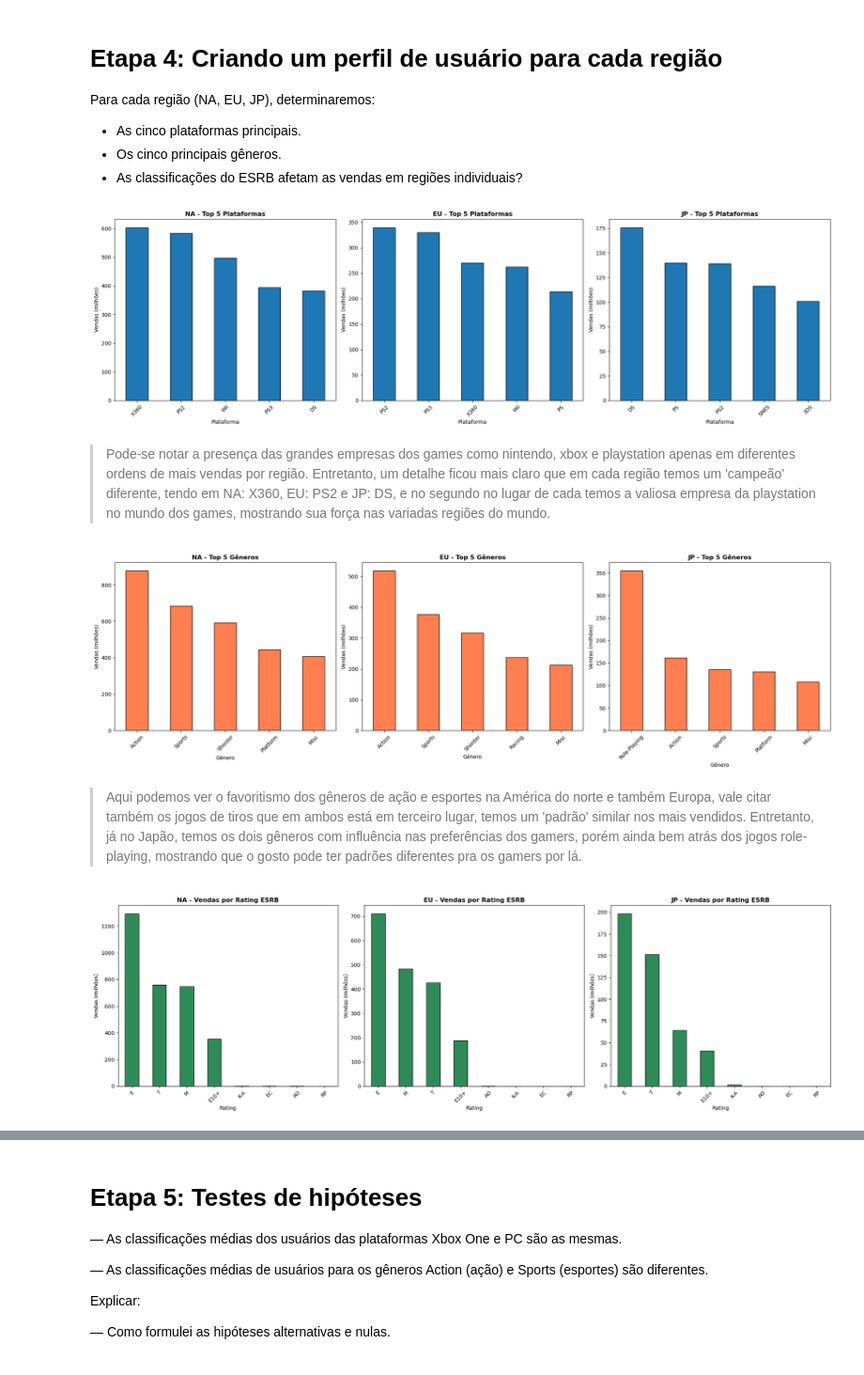
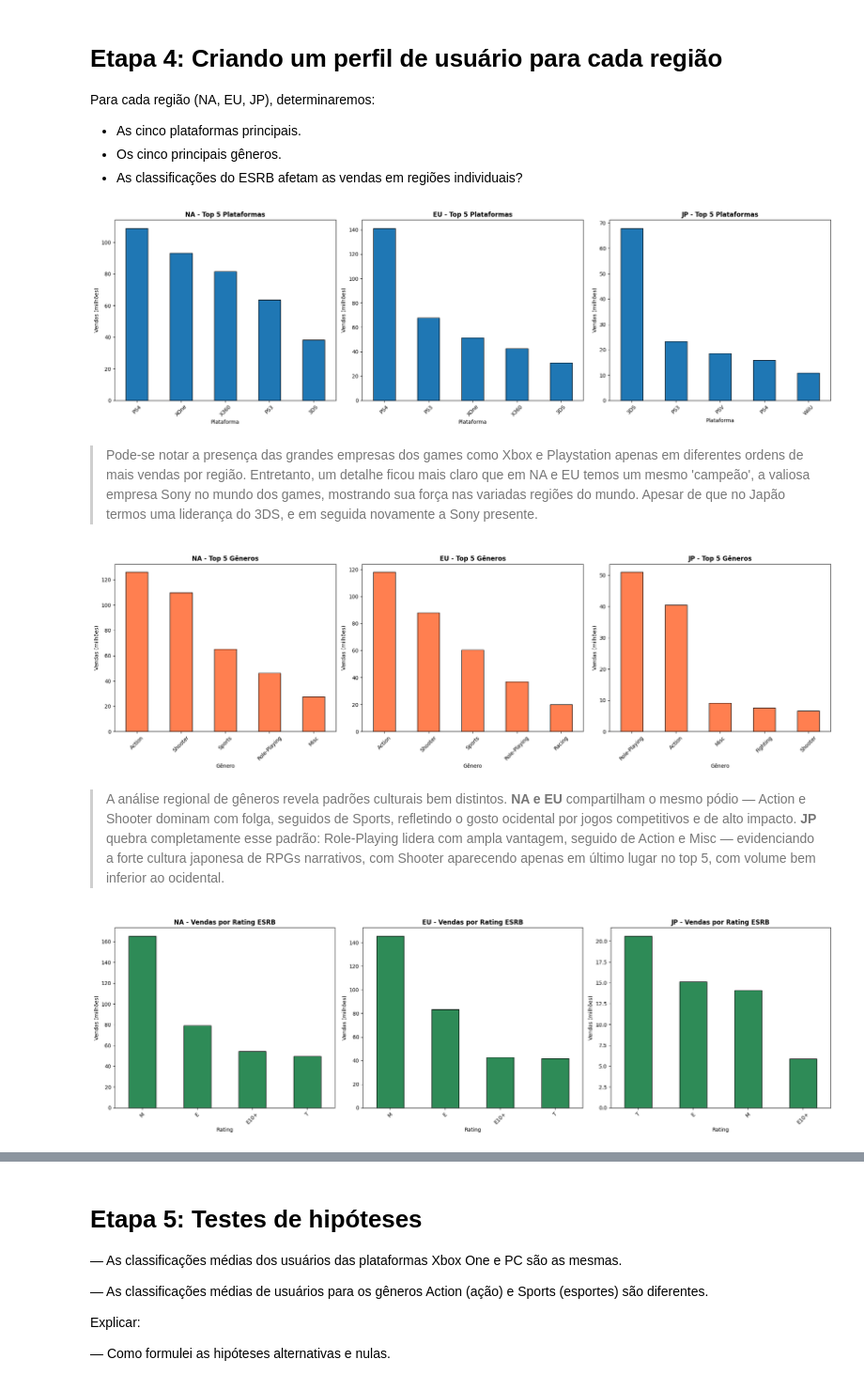
Before and after one commit to luiz19190/Sprint-6-tripleten-projeto-integrado, a Jupyter notebook: notebook_project.ipynb, the cells around one changed output, grey strips where cells are left out. Shown at 94% size. Saved outputs shown, nothing was run; the diff lists cells and outputs as text; code cells hidden in the pictures.

Commit message:
fix: aplica recorte df_recente >= 2013 conforme revisão

```diff
--- a/notebook_project.ipynb
+++ b/notebook_project.ipynb
@@ -111,7 +175,9 @@ dtype: int64
 
 + Corrigir o name e genre, são apenas dois de cada, mas já faço essa correção;
 # %%
-df = df.dropna(subset=['name', 'genre'])
+# Substitui os valores nulos por 'ausente' nas colunas específicas
+df[['name', 'genre']] = df[['name', 'genre']].fillna('ausente')
+
 print(df.isna().sum())
 # %% [output]
 name                  0
@@ -189,2 +287,9 @@ Pode-se notar que apartir dos anos 90 em diante houve uma crescente enorme de jo
 # %% [markdown]
 ## Analisar a venda por plataforma
+# %%
+# Filtrando o DataFrame para manter apenas dados de 2013 em diante
+df_recente = df[df['year_of_release'] >= 2013].copy()
+
+print(f"Dataset completo: {len(df)} registros")
+print(f"Dataset recortado (>= 2013): {len(df_recente)} registros")
+print(f"Anos disponíveis: {sorted(df_recente['year_of_release'].dropna().unique())}")
@@ -518,7 +624,7 @@ fig, axes = plt.subplots(1, 3, figsize=(20, 6))
 region = {'NA': 'na_sales', 'EU': 'eu_sales', 'JP': 'jp_sales'}
 
 for col, (region_name, coluna) in enumerate(region.items()):
-    top_plat = df.groupby('platform')[coluna].sum().sort_values(ascending=False).head(5)
+    top_plat = df_recente.groupby('platform')[coluna].sum().sort_values(ascending=False).head(5)
     top_plat.plot(kind='bar', ax=axes[col], edgecolor='black')
     axes[col].set_title(f'{region_name} - Top 5 Plataformas', fontsize=12, fontweight='bold')
     axes[col].set_xlabel('Plataforma')
@@ -529,15 +635,15 @@ plt.tight_layout()
 plt.savefig('top_plataformas.png', dpi=150)
 plt.show()
 # %% [output]
-[figure, old version]
+[figure, new version]
 # %% [markdown]
-> Pode-se notar a presença das grandes empresas dos games como nintendo, xbox e playstation apenas em diferentes ordens de mais vendas por região. Entretanto, um detalhe ficou mais claro que em cada região temos um 'campeão' diferente, tendo em NA: X360, EU: PS2 e JP: DS, e no segundo no lugar de cada temos a valiosa empresa da playstation no mundo dos games, mostrando sua força nas variadas regiões do mundo.
+> Pode-se notar a presença das grandes empresas dos games como Xbox e Playstation apenas em diferentes ordens de mais vendas por região. Entretanto, um detalhe ficou mais claro que em NA e EU temos um mesmo 'campeão', a valiosa empresa Sony no mundo dos games, mostrando sua força nas variadas regiões do mundo. Apesar de que no Japão termos uma liderança do 3DS, e em seguida novamente a Sony presente.
 # %%
 # Top 5 gêneros por região:
 fig, axes = plt.subplots(1, 3, figsize=(20, 6))
 
 for col, (region_name, coluna) in enumerate(region.items()):
-    top_gen = df.groupby('genre')[coluna].sum().sort_values(ascending=False).head(5)
+    top_gen = df_recente.groupby('genre')[coluna].sum().sort_values(ascending=False).head(5)
     top_gen.plot(kind='bar', ax=axes[col], color='coral', edgecolor='black')
     axes[col].set_title(f'{region_name} - Top 5 Gêneros', fontsize=12, fontweight='bold')
     axes[col].set_xlabel('Gênero')
@@ -548,24 +654,24 @@ plt.tight_layout()
 plt.savefig('top_generos.png', dpi=150)
 plt.show()
 # %% [output]
-[figure, old version]
+[figure, new version]
 # %% [markdown]
-> Aqui podemos ver o favoritismo dos gêneros de ação e esportes na América do norte e também Europa, vale citar também os jogos de tiros que em ambos está em terceiro lugar, temos um 'padrão' similar nos mais vendidos. Entretanto, já no Japão, temos os dois gêneros com influência nas preferências dos gamers, porém ainda bem atrás dos jogos role-playing, mostrando que o gosto pode ter padrões diferentes pra os gamers por lá.
+> A análise regional de gêneros revela padrões culturais bem distintos. **NA e EU** compartilham o mesmo pódio — Action e Shooter dominam com folga, seguidos de Sports, refletindo o gosto ocidental por jogos competitivos e de alto impacto. **JP** quebra completamente esse padrão: Role-Playing lidera com ampla vantagem, seguido de Action e Misc — evidenciando a forte cultura japonesa de RPGs narrativos, com Shooter aparecendo apenas em último lugar no top 5, com volume bem inferior ao ocidental.
 # %%
 # ESRB Rating por região:
 fig, axes = plt.subplots(1, 3, figsize=(20, 6))
 
 for col, (region_name, coluna) in enumerate(region.items()):
-    top_rating = df.dropna(subset=['rating']).groupby('rating')[coluna].sum().sort_values(ascending=False)
+    top_rating = df_recente.dropna(subset=['rating']).groupby('rating')[coluna].sum().sort_values(ascending=False)
     top_rating.plot(kind='bar', ax=axes[col], color='seagreen', edgecolor='black')
     axes[col].set_title(f'{region_name} - Vendas por Rating ESRB', fontsize=12, fontweight='bold')
     axes[col].set_xlabel('Rating')
     axes[col].set_ylabel('Vendas (milhões)')
     axes[col].tick_params(axis='x', rotation=45)
 
 plt.tight_layout()
 plt.savefig('esrb_rating.png', dpi=150)
 plt.show()
 # %% [output]
-[figure, old version]
+[figure, new version]
 # %% [markdown]
```
Also changed, not shown: parts of 40 cells of this notebook.
